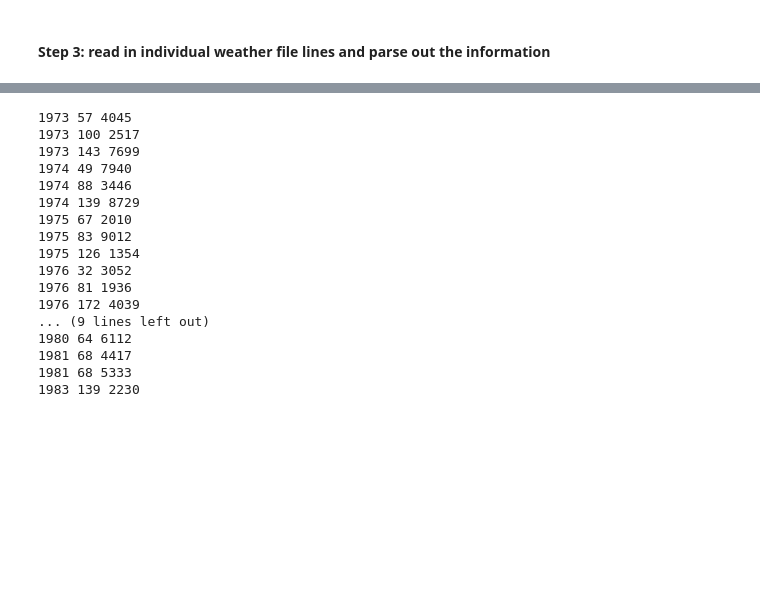
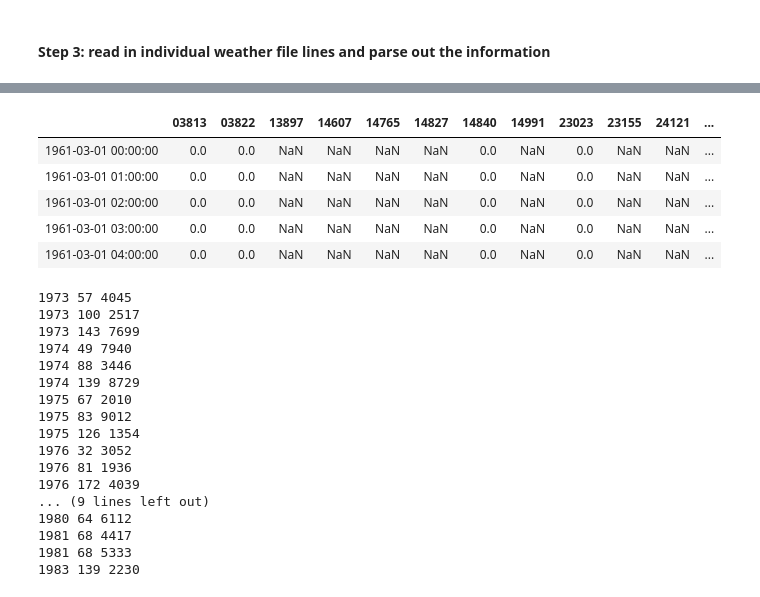
Before and after one commit to jennhsiao/upscale, a Jupyter notebook: notebooks/weafile_read.ipynb, the cells around one changed output, grey strips where cells are left out. Saved outputs shown, nothing was run; the diff lists cells and outputs as text; code cells hidden in the pictures; blank space fills up the shorter version.

```diff
--- a/notebooks/weafile_read.ipynb
+++ b/notebooks/weafile_read.ipynb
@@ -102,3 +183,12 @@ for year in years:
+# %%
+df_precip_all.head()
+# %% [output]
+|  | 03813 | 03822 | 13897 | 14607 | 14765 | 14827 | 14840 | 14991 | 23023 | 23155 | 24121 | ... |
+| 1961-03-01 00:00:00 | 0.0 | 0.0 | NaN | NaN | NaN | NaN | 0.0 | NaN | 0.0 | NaN | NaN | ... |
+| 1961-03-01 01:00:00 | 0.0 | 0.0 | NaN | NaN | NaN | NaN | 0.0 | NaN | 0.0 | NaN | NaN | ... |
+| 1961-03-01 02:00:00 | 0.0 | 0.0 | NaN | NaN | NaN | NaN | 0.0 | NaN | 0.0 | NaN | NaN | ... |
+| 1961-03-01 03:00:00 | 0.0 | 0.0 | NaN | NaN | NaN | NaN | 0.0 | NaN | 0.0 | NaN | NaN | ... |
+| 1961-03-01 04:00:00 | 0.0 | 0.0 | NaN | NaN | NaN | NaN | 0.0 | NaN | 0.0 | NaN | NaN | ... |
 # %%
 ##### This loop carries out step 1 - 3:
 #---- Reads in weather data from all years & sites, and compiles them into a large pd.DataFrame
```
Also changed, not shown: parts of 6 cells of this notebook, 4 other files.
